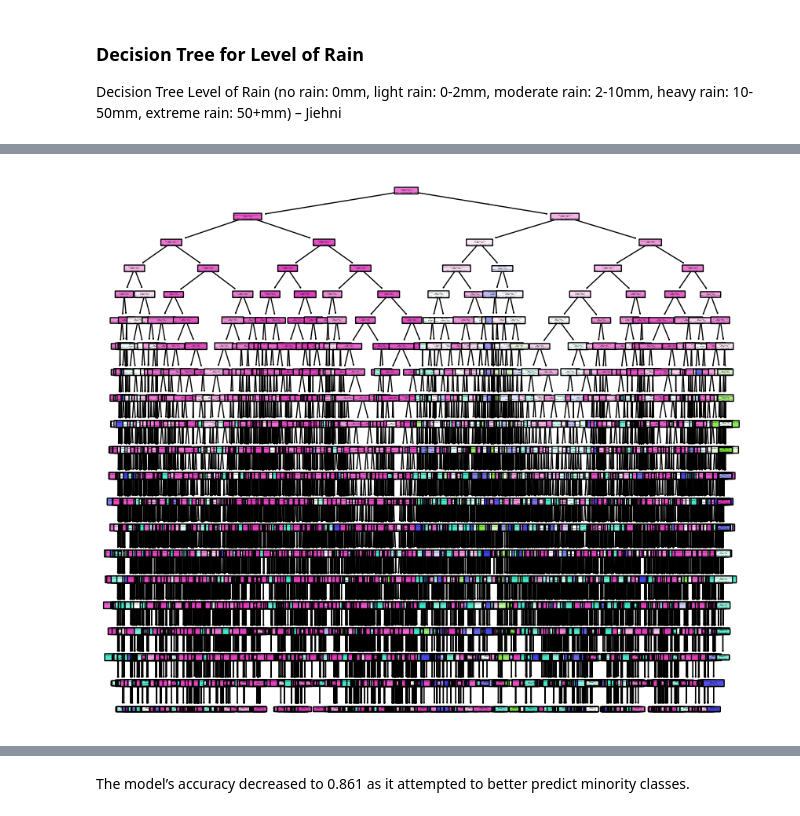
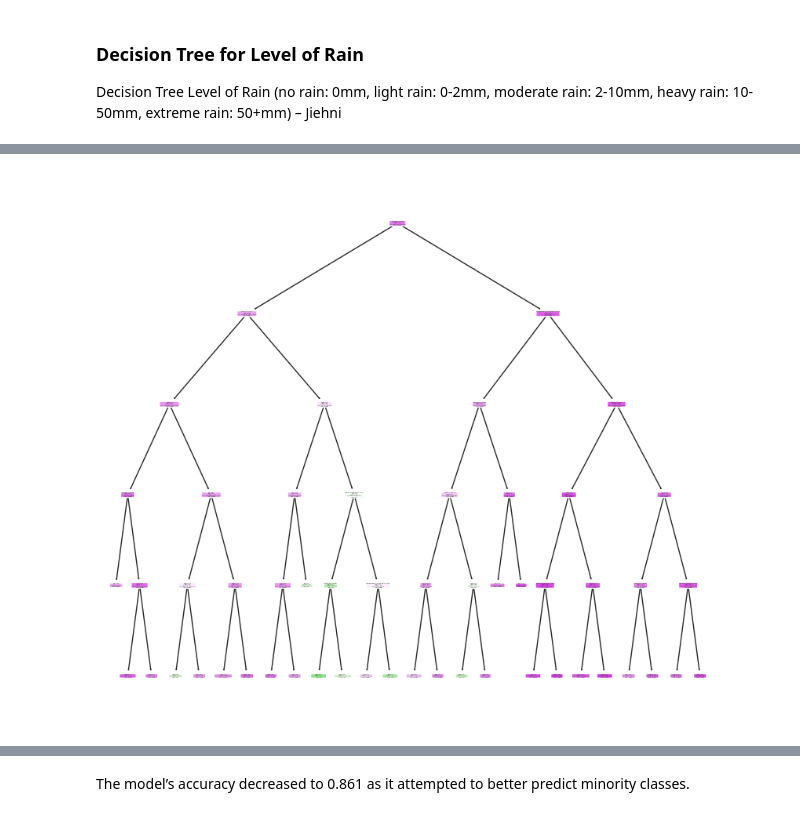
Before and after one commit to Zewen-Zhao/ADS2001_GroupMC3, a Jupyter notebook: Modelling/modelling_jiehni.ipynb, the cells around one changed output, grey strips where cells are left out. Drawn from its saved outputs; the diff is of its cells as text; code cells hidden in the pictures.

Commit message:
model

```diff
--- a/Modelling/modelling_jiehni.ipynb
+++ b/Modelling/modelling_jiehni.ipynb
@@ -52,0 +80,36 @@ Name: count, dtype: int64
+# %%
+drop_cols = [
+    "Datetime",
+    "Rainfall since 9 am (mm)",
+    "Rainfall Band",
+    "Tomorrow Rainfall Band",
+    "Rain"
+]
+
+drop_cols = [col for col in drop_cols if col in data_hourly.columns]
+
+# split forecast period
+forecast_start_date = pd.to_datetime("2022-02-01")
+
+model_data = data_hourly[data_hourly["Datetime"] < forecast_start_date].copy()
+forecast_data = data_hourly[data_hourly["Datetime"] >= forecast_start_date].copy()
+
+# remove rows with missing tomorrow label
+model_data = model_data.dropna(subset=["Tomorrow Rainfall Band"])
+forecast_data = forecast_data.dropna(subset=["Tomorrow Rainfall Band"])
+
+# X = all remaining variables
+X = model_data.drop(columns=drop_cols)
+y = model_data["Tomorrow Rainfall Band"]
+
+X_forecast = forecast_data.drop(columns=drop_cols)
+y_forecast_actual = forecast_data["Tomorrow Rainfall Band"]
+# %%
+# train test split
+split_index = int(len(X) * 0.8)
+
+X_train = X.iloc[:split_index]
+X_test = X.iloc[split_index:]
+
+y_train = y.iloc[:split_index]
+y_test = y.iloc[split_index:]
@@ -82,21 +245,21 @@ Best time-series CV score: 0.8350160780643513
 # %%
 data_dtc = DecisionTreeClassifier(
-    random_state = 42,
-    min_samples_split=20,
-    min_samples_leaf=5,
-    max_depth=20)
+    random_state=42,
+    min_samples_split=900,
+    min_samples_leaf=200,
+    max_depth=5)
 
 data_dtc = data_dtc.fit(X_train, y_train)
 
 fig, ax = plt.subplots(figsize=(10, 9))
 plot_tree(
     data_dtc,
     filled=True,
     rounded=True,
     class_names=data_dtc.classes_,
     feature_names=X.columns,
     ax=ax
 )
 plt.show()
 # %% [output]
-[figure, old version]
+[figure, new version]
```
Also changed, not shown: parts of 55 cells of this notebook.
